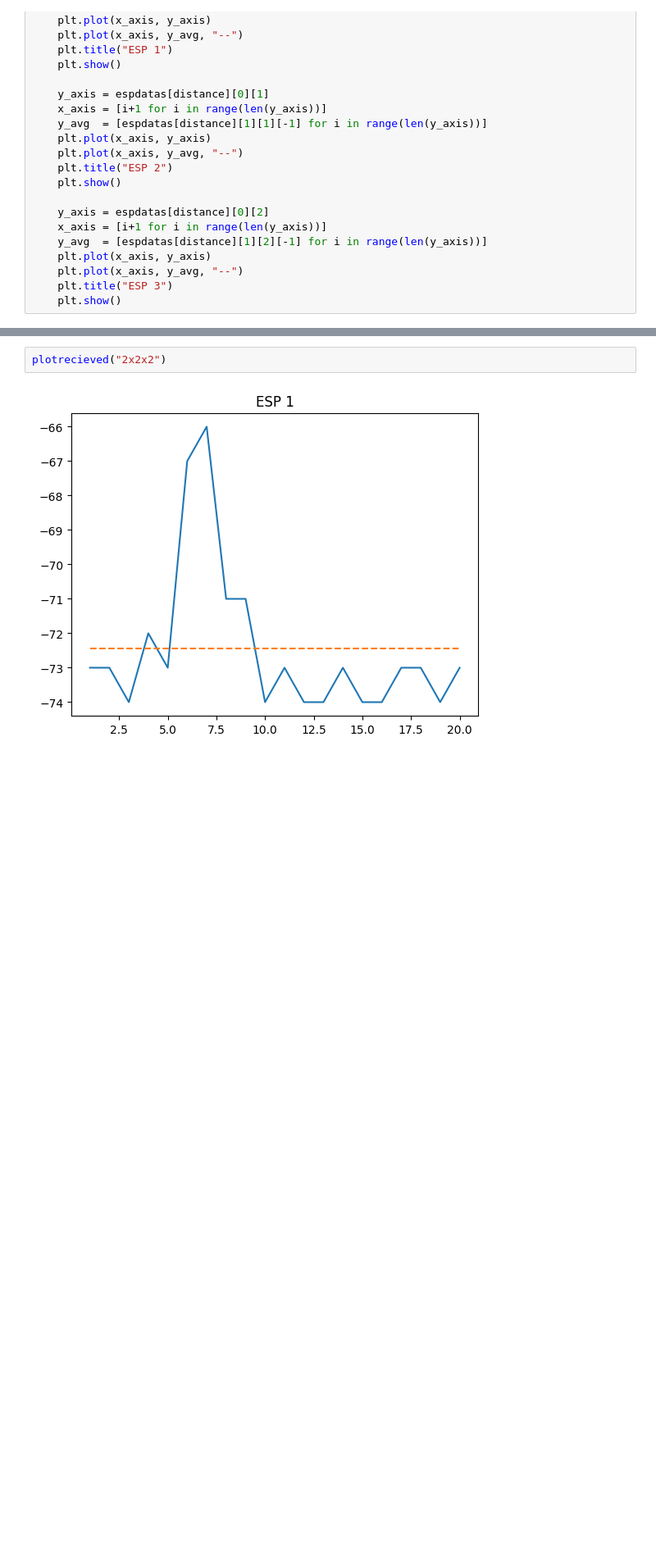
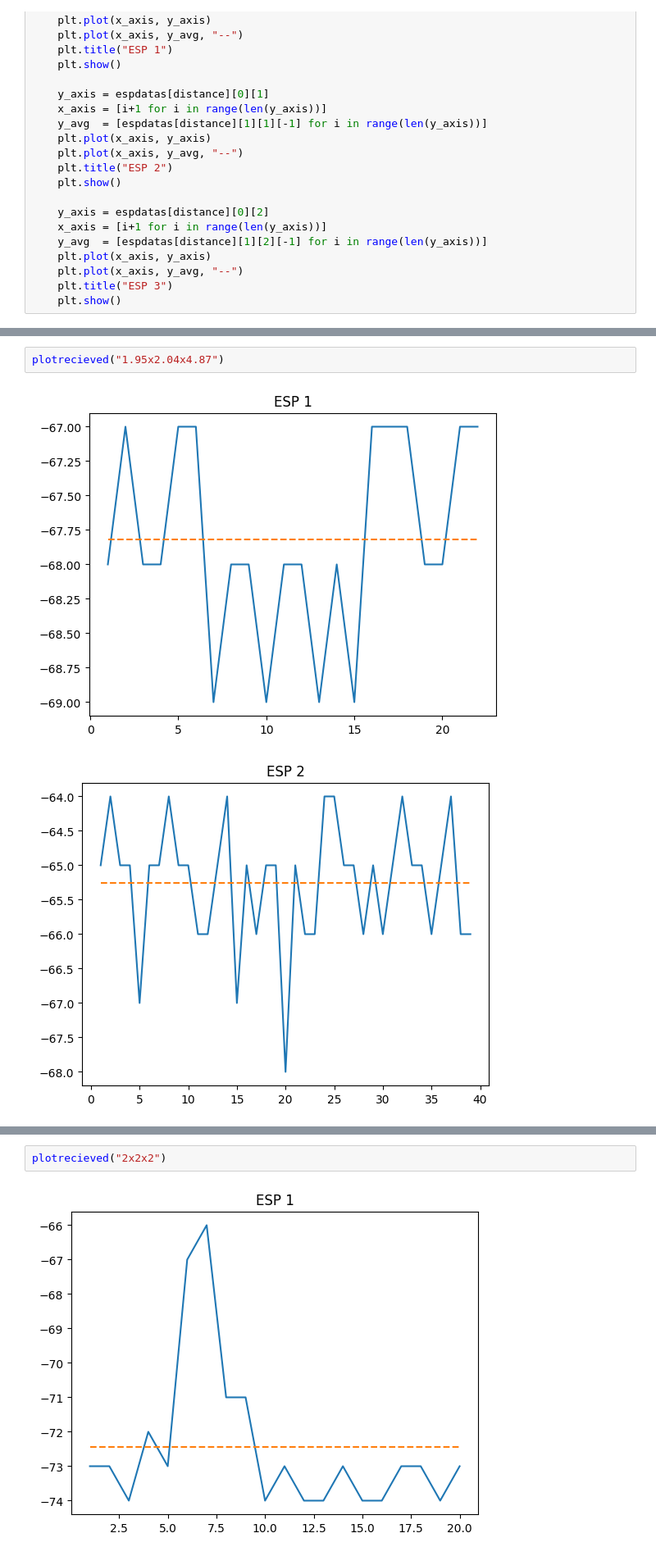
Before and after one commit to MinorOrg/MQTT-pi-subscriber, a Jupyter notebook: dataparse.ipynb, the cells around one changed output, grey strips where cells are left out. Shown at 82% size. Saved outputs shown, nothing was run; the diff lists cells and outputs as text; blank space fills up the shorter version.

```diff
--- a/dataparse.ipynb
+++ b/dataparse.ipynb
@@ -316,0 +335,5 @@ def plotrecieved(distance):
+# %%
+plotrecieved("1.95x2.04x4.87")
+# %% [output]
+[figure, added]
+[figure, added]
```
Also changed, not shown: parts of 10 cells of this notebook, 9 other files.
